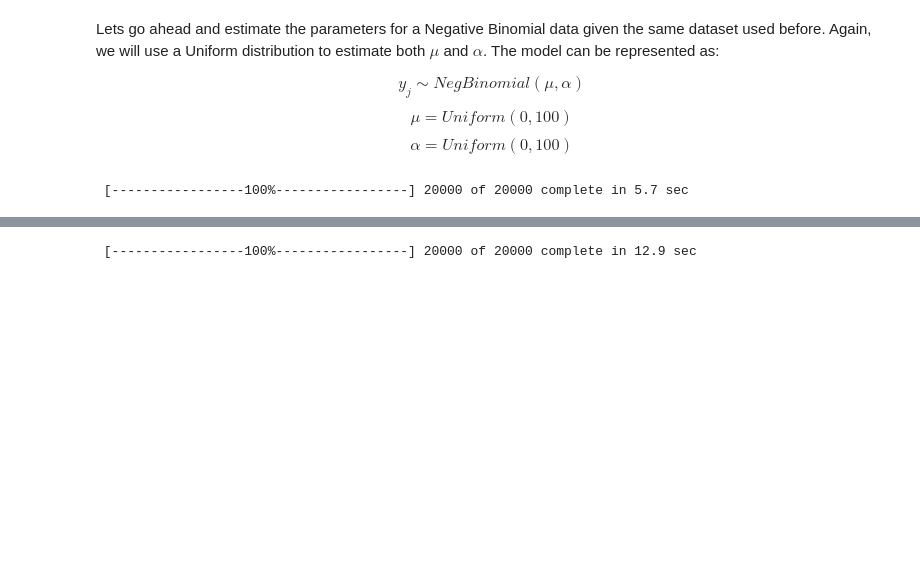
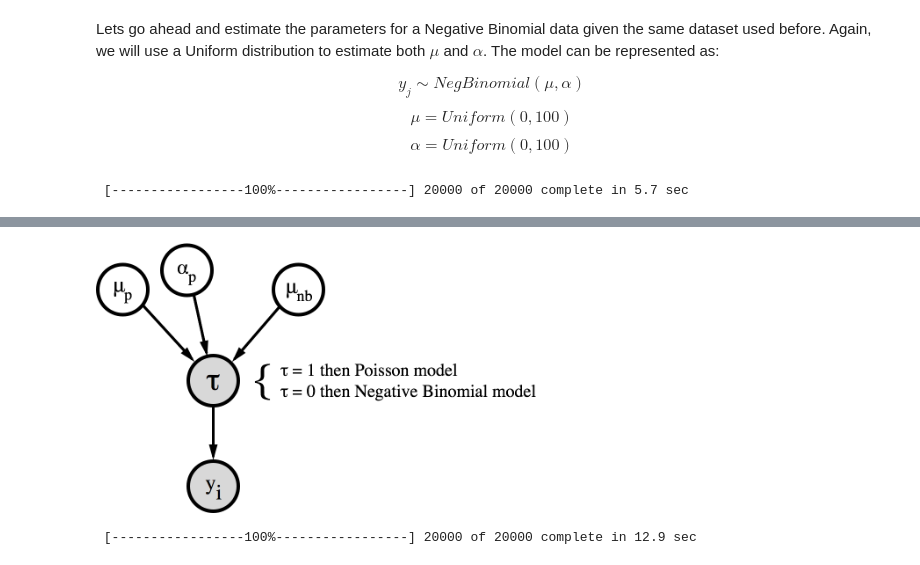
Before and after one commit to markdregan/Bayesian-Modelling-in-Python, a Jupyter notebook: 02. Model checking - posterior predictive and bayes factor.ipynb, the cells around one changed output, grey strips where cells are left out. Saved outputs shown, nothing was run; the diff lists cells and outputs as text; code cells hidden in the pictures; blank space fills up the shorter version.

```diff
--- a/02. Model checking - posterior predictive and bayes factor.ipynb
+++ b/02. Model checking - posterior predictive and bayes factor.ipynb
@@ -179 +185,6 @@ One technique is to compute the Bayes Factor. Add some theory on Bayes Factor he
+# %%
+from IPython.display import Image
+Image('graphics/dag-bayes-factor.png', width=440)
+# %% [output]
+[figure, added]
 # %%
```
Also changed, not shown: parts of 15 cells of this notebook, 1 other file.
